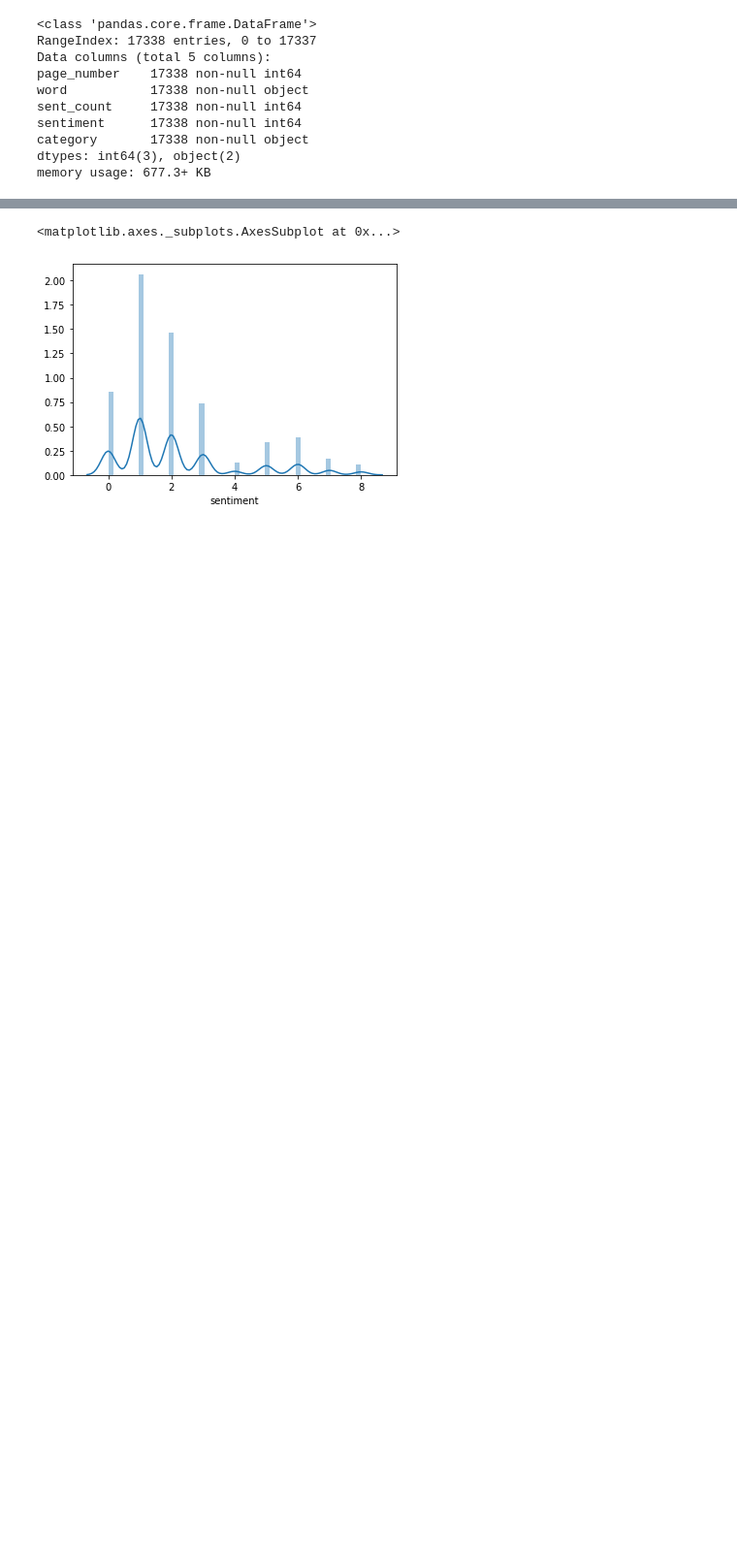
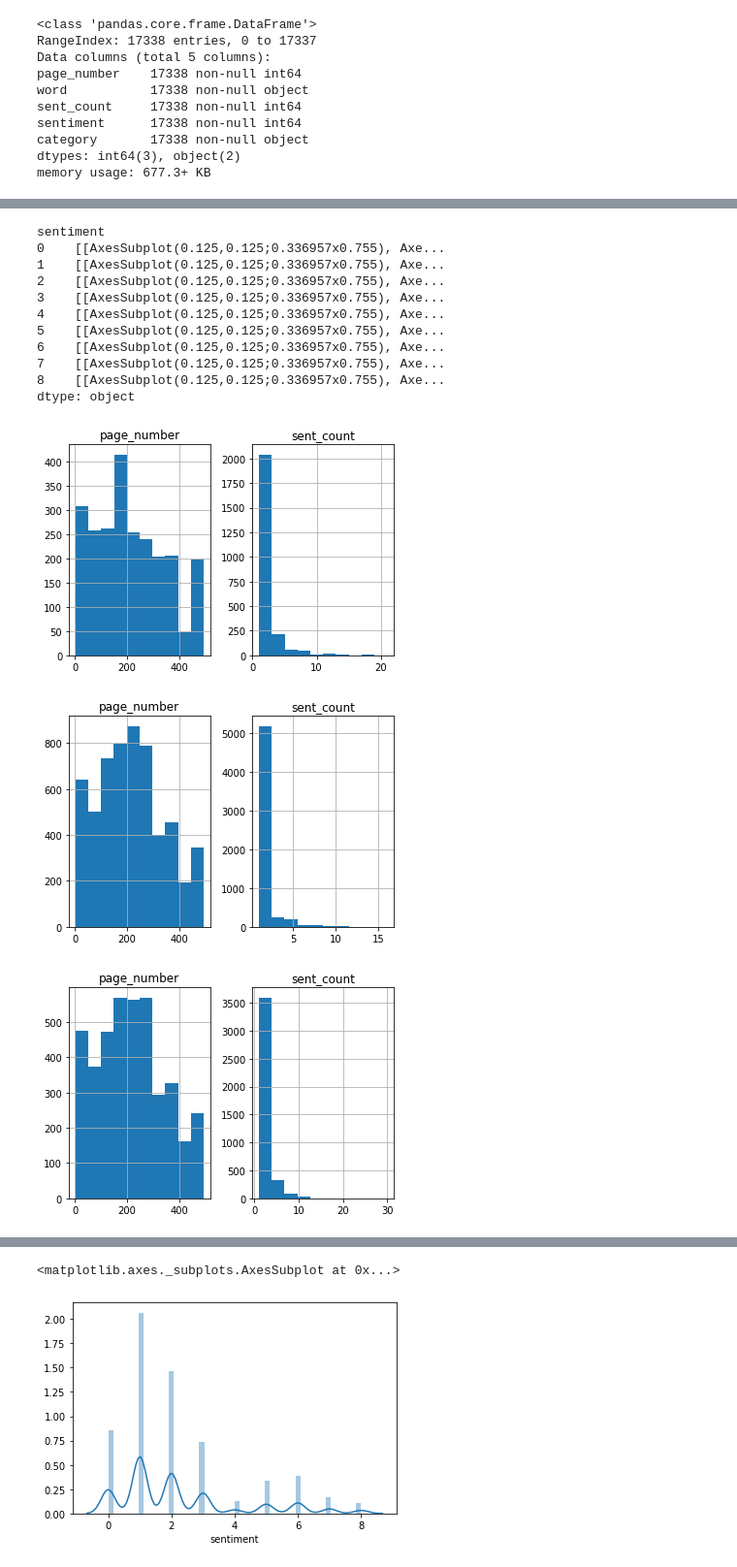
Before and after one commit to UNCG-CSE/Budget_Text_Analysis, a Jupyter notebook: src/EmotionAnalysis/Statistics.ipynb, the cells around one changed output, grey strips where cells are left out. Shown: that part at 97% size. Drawn from its saved outputs; the diff is of its cells as text; code cells hidden in the pictures; blank space fills up the shorter version.

```diff
--- a/src/EmotionAnalysis/Statistics.ipynb
+++ b/src/EmotionAnalysis/Statistics.ipynb
@@ -44,0 +79,18 @@ memory usage: 677.3+ KB
+# %%
+GCE.drop()
+GCE.groupby('sentiment').hist()
+# %% [output]
+sentiment
+0    [[AxesSubplot(0.125,0.125;0.336957x0.755), Axe...
+1    [[AxesSubplot(0.125,0.125;0.336957x0.755), Axe...
+2    [[AxesSubplot(0.125,0.125;0.336957x0.755), Axe...
+3    [[AxesSubplot(0.125,0.125;0.336957x0.755), Axe...
+4    [[AxesSubplot(0.125,0.125;0.336957x0.755), Axe...
+5    [[AxesSubplot(0.125,0.125;0.336957x0.755), Axe...
+6    [[AxesSubplot(0.125,0.125;0.336957x0.755), Axe...
+7    [[AxesSubplot(0.125,0.125;0.336957x0.755), Axe...
+8    [[AxesSubplot(0.125,0.125;0.336957x0.755), Axe...
+dtype: object
+[figure, added]
+[figure, added]
+[figure, added]
```
Also changed, not shown: parts of 5 cells of this notebook.
